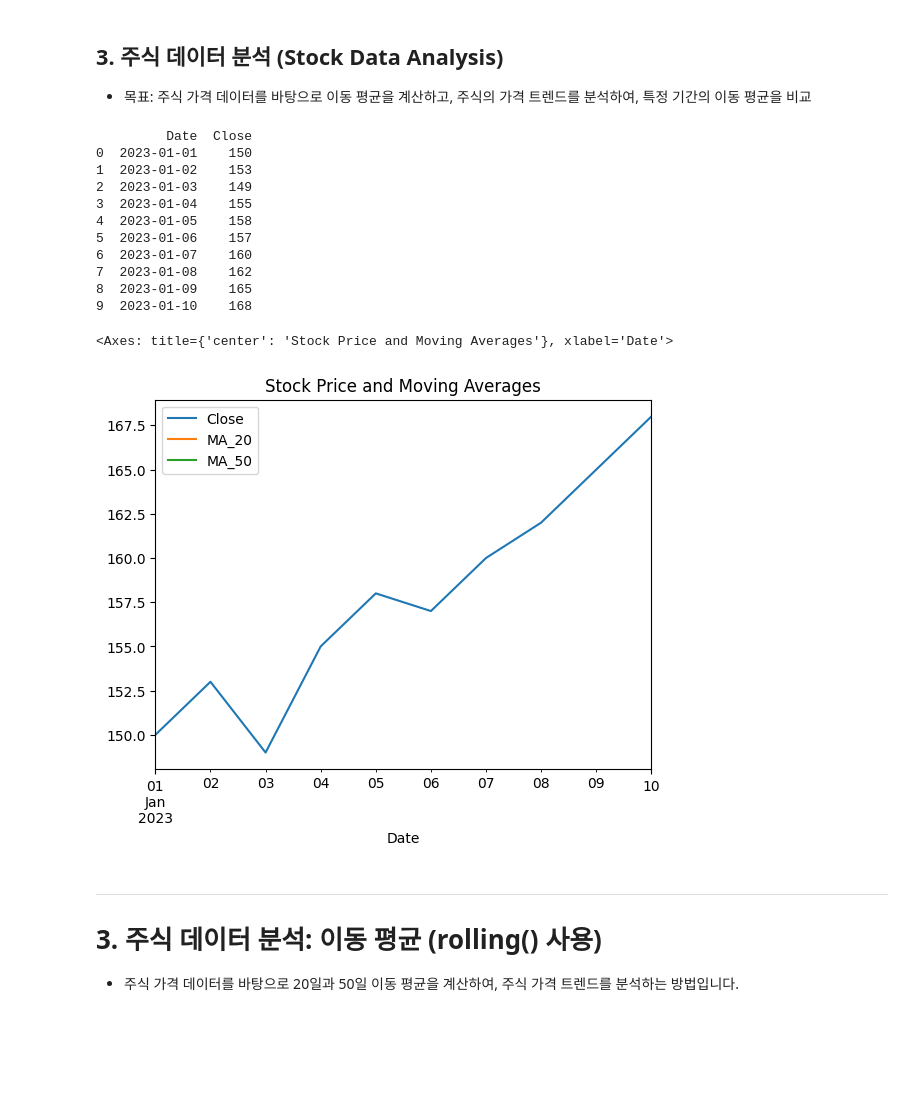
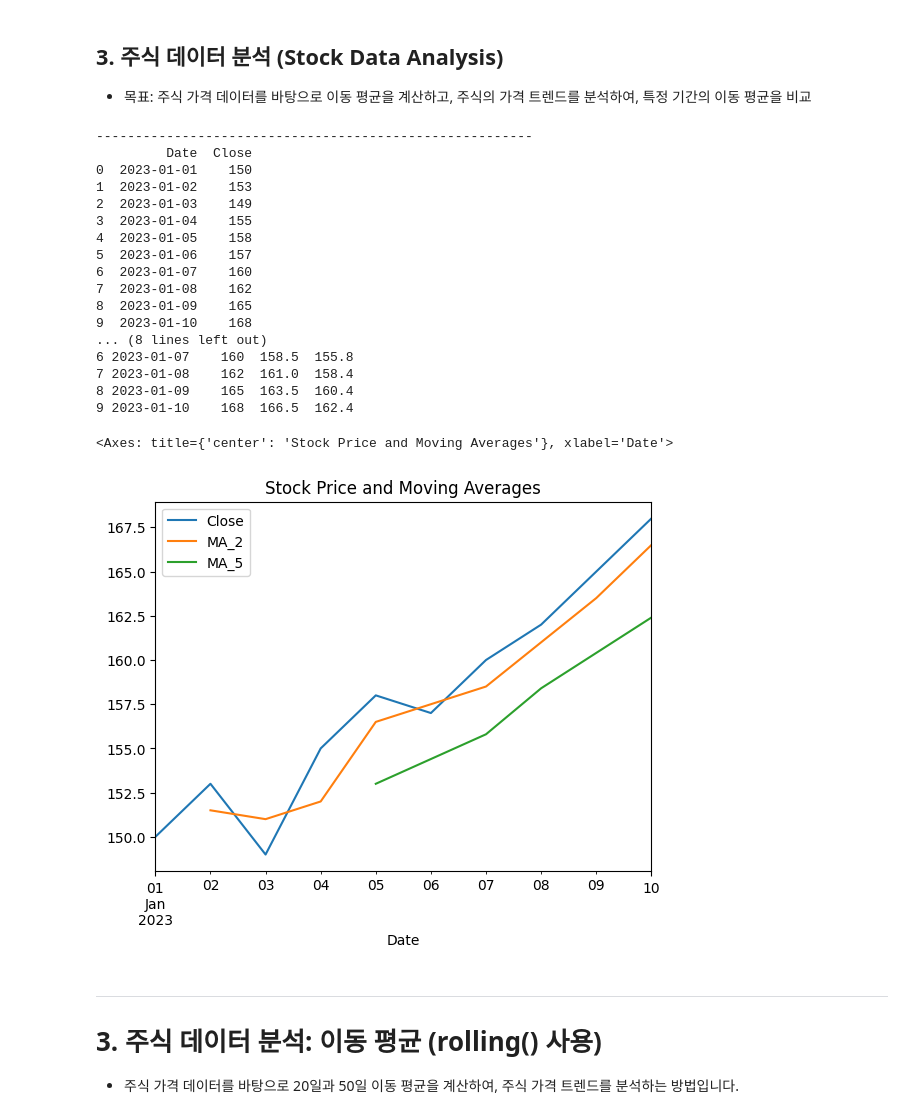
Before and after one commit to Collegenie-X/python_ex, a Jupyter notebook: Pandas/Project/ex.ipynb, the cells around one changed output. Saved outputs shown, nothing was run; the diff lists cells and outputs as text; code cells hidden in the pictures; blank space fills up the shorter version.

```diff
--- a/Pandas/Project/ex.ipynb
+++ b/Pandas/Project/ex.ipynb
@@ -230,33 +253,44 @@ Name: Purchase_Amount, dtype: float64
 # %%
 import pandas as pd
 
 # 주식 데이터 로드
 df = pd.read_csv('data/stock_data.csv')
+print("--------------------------------------------------------")
 print(df)
+print("--------------------------------------------------------")
+
 
 # 날짜 형식 변환
 df['Date'] = pd.to_datetime(df['Date'])
 
 # 20일, 50일 이동 평균 계산
-df['MA_20'] = df['Close'].rolling(window=20).mean()
-df['MA_50'] = df['Close'].rolling(window=50).mean()
+df['MA_2'] = df['Close'].rolling(window=2).mean()
+df['MA_5'] = df['Close'].rolling(window=5).mean()
+
+print(df[['Date', 'Close', 'MA_2', 'MA_5']])
 
 # 이동 평균과 주가 비교
-df[['Date', 'Close', 'MA_20', 'MA_50']].plot(x='Date', title='Stock Price and Moving Averages')
+df[['Date', 'Close', 'MA_2', 'MA_5']].plot(x='Date', title='Stock Price and Moving Averages')
 # %% [output]
+--------------------------------------------------------
          Date  Close
 0  2023-01-01    150
 1  2023-01-02    153
 2  2023-01-03    149
 3  2023-01-04    155
 4  2023-01-05    158
 5  2023-01-06    157
 6  2023-01-07    160
 7  2023-01-08    162
 8  2023-01-09    165
 9  2023-01-10    168
+... (8 lines left out)
+6 2023-01-07    160  158.5  155.8
+7 2023-01-08    162  161.0  158.4
+8 2023-01-09    165  163.5  160.4
+9 2023-01-10    168  166.5  162.4
 <Axes: title={'center': 'Stock Price and Moving Averages'}, xlabel='Date'>
-[figure, old version]
+[figure, new version]
 # %% [markdown]
 ------------------------------------------------------------------------------------------------------------------------
 # 3. 주식 데이터 분석: 이동 평균 (rolling() 사용)
```
Also changed, not shown: parts of 5 cells of this notebook.
